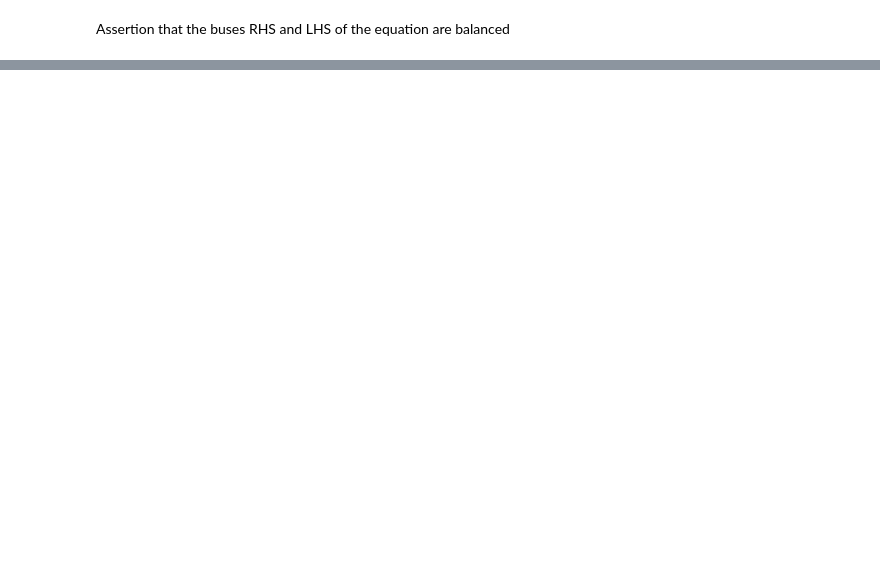
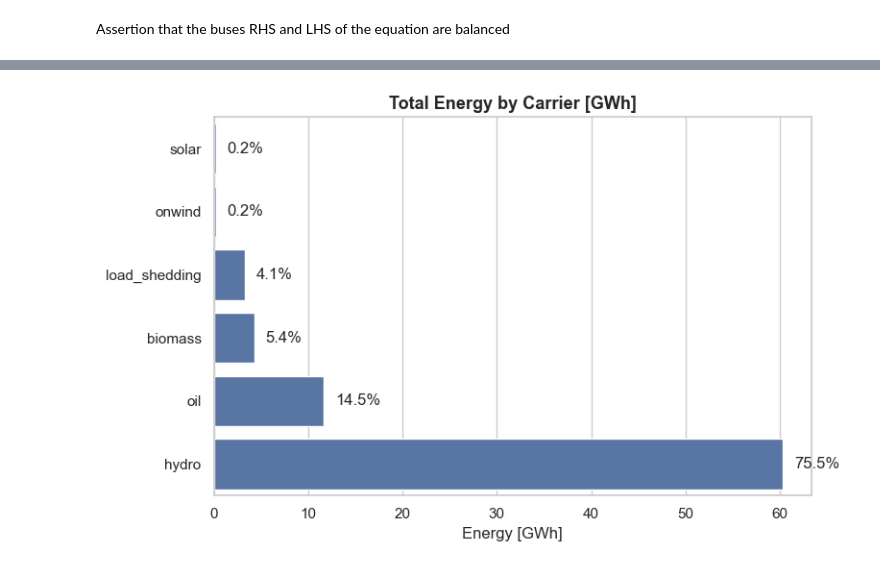
Before and after one commit to Fernando3161/EcuadorElectricGrid, a Jupyter notebook: notebooks/08_EC_cluster_network.ipynb, the cells around one changed output, grey strips where cells are left out. Saved outputs shown, nothing was run; the diff lists cells and outputs as text; code cells hidden in the pictures; blank space fills up the shorter version.

```diff
--- a/notebooks/08_EC_cluster_network.ipynb
+++ b/notebooks/08_EC_cluster_network.ipynb
@@ -325,7 +408,7 @@ else:
     logger.warning("Column 'carrier' not found in plants table after normalization.")
 
 # ---- Filter: SNI, by year and minimum size
-FILTERING_POWER = 10.0   # kW threshold
+FILTERING_POWER = 0.0   # kW threshold
 DATE_IN = 2017
 if {"component", "DateIn", "p_nom"}.issubset(ppl.columns):
     ppl_connected = ppl[ppl["component"] == "S.N.I."]
@@ -645,0 +762,18 @@ network.generators.to_csv("carriers_gen.csv")
+# %%
+# Patch transformers with zero r/x (use realistic small per-unit values)
+if len(network.transformers):
+    tr = network.transformers
+
+    # If r_pu/x_pu columns missing, create them
+    if "r_pu" not in tr.columns: tr["r_pu"] = np.nan
+    if "x_pu" not in tr.columns: tr["x_pu"] = np.nan
+
+    zero_r = tr["r_pu"].fillna(0) == 0
+    zero_x = tr["x_pu"].fillna(0) == 0
+
+    # Assign small but sensible defaults
+    tr.loc[zero_r, "r_pu"] = 0.01    # ~1% p.u. resistance
+    tr.loc[zero_x, "x_pu"] = 0.10    # ~10% p.u. reactance
+
+    network.transformers = tr
+    logger.info(f"Patched transformers: r_pu->0.01 for {zero_r.sum()} rows; x_pu->0.10 for {zero_x.sum()} rows.")
@@ -696 +1467,52 @@ network.carriers
+# %%
+import matplotlib.pyplot as plt
+import seaborn as sns
+import pandas as pd
+
+# --- Compute totals by carrier ---
+p_by_carrier = network.generators_t.p.groupby(network.generators["carrier"], axis=1).sum()
+total_by_carrier = p_by_carrier.sum() / 1e3  # GWh
+total_sum = total_by_carrier.sum()
+
+# --- Prepare sorted dataframe for seaborn ---
+df_plot = (
+    total_by_carrier.reset_index()
+    .rename(columns={"index": "carrier", 0: "energy_gwh"})
+)
+df_plot.columns = ["carrier", "energy_gwh"]
+df_plot["percentage"] = 100 * df_plot["energy_gwh"] / total_sum
+df_sorted = df_plot.sort_values("energy_gwh", ascending=True)
+
+# --- Plot with explicit order ---
+plt.figure(figsize=(8, 5))
+sns.set(style="whitegrid")
+ax = sns.barplot(
+    data=df_sorted,
+    y="carrier",
+    x="energy_gwh",
+    order=df_sorted["carrier"].tolist(),  # ensure order
+)
+
+# --- Annotations aligned with bars (iterate bars in plotted order) ---
+xmax = df_sorted["energy_gwh"].max()
+for bar, (_, row) in zip(ax.patches, df_sorted.iterrows()):
+    x = bar.get_width()
+    y = bar.get_y() + bar.get_height() / 2
+    ax.text(
+        x + 0.02 * xmax,  # small offset from bar end
+        y,
+        f"{row['percentage']:.1f}%",
+        va="center",
+        ha="left",
+        clip_on=False,
+    )
+
+# --- Labels and layout ---
+ax.set_title("Total Energy by Carrier [GWh]", fontsize=13, weight="bold")
+ax.set_xlabel("Energy [GWh]")
+ax.set_ylabel("")
+plt.tight_layout()
+plt.show()
+# %% [output]
+[figure, added]
 # %%
```
Also changed, not shown: parts of 38 cells of this notebook, 7 other files.
